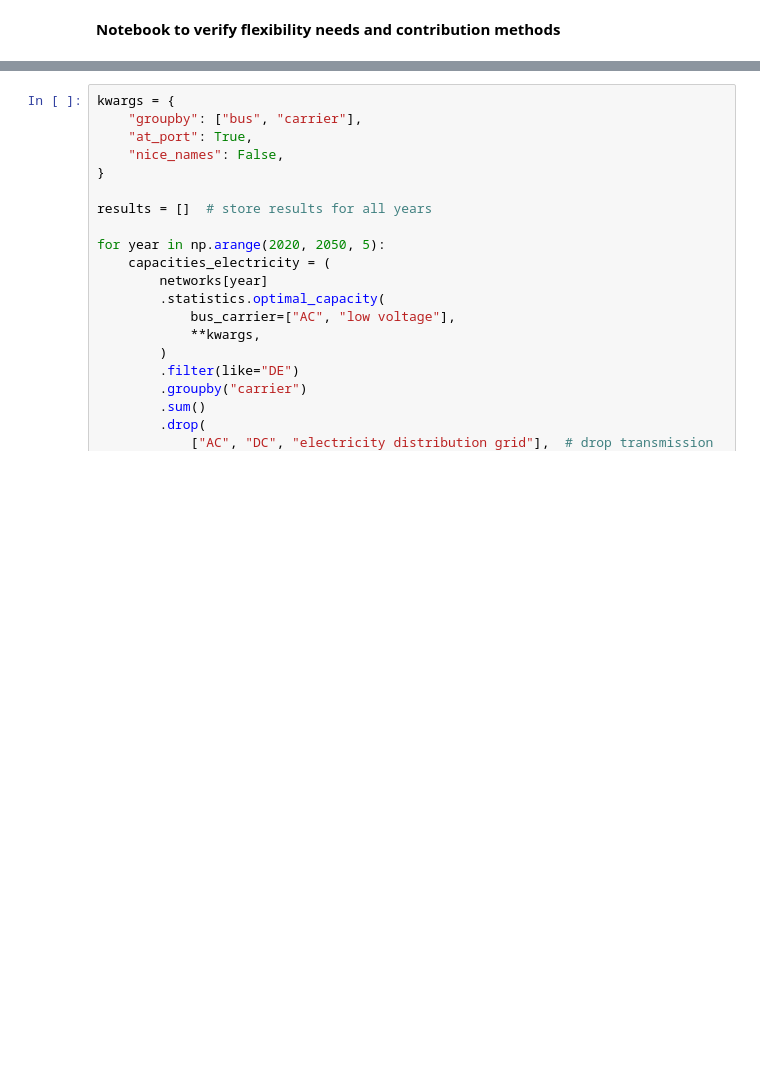
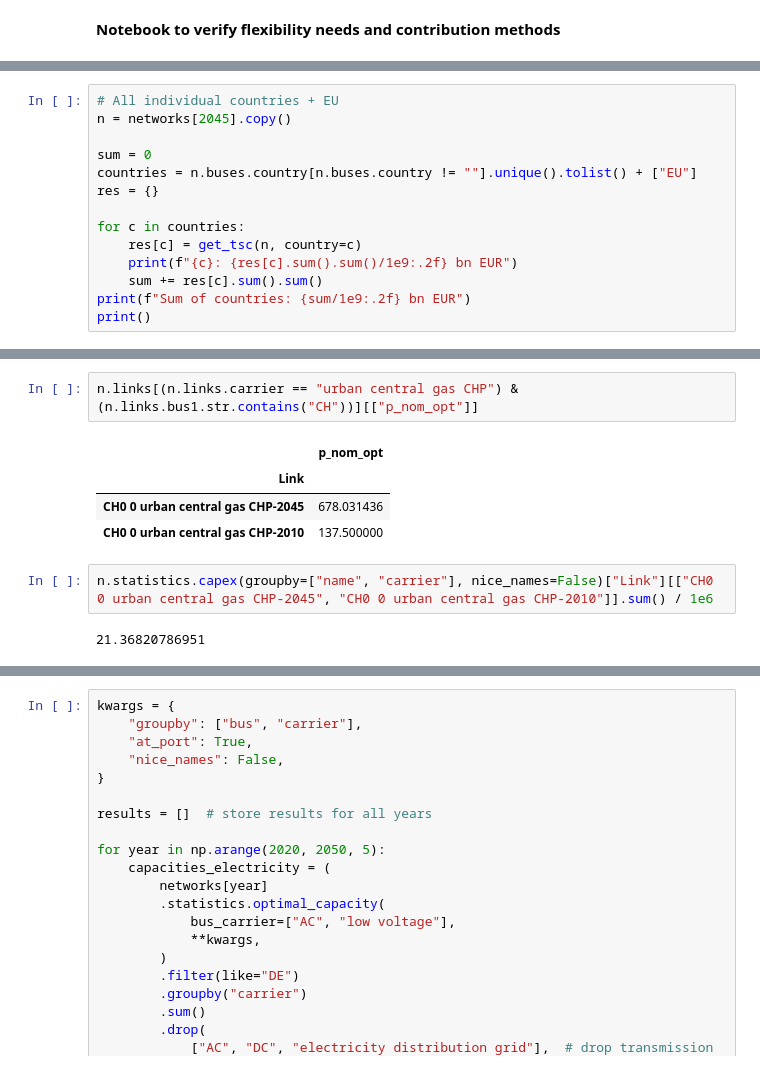
Before and after one commit to JulianGeis/pypsa-de-flex, a Jupyter notebook: flex_notebooks/functions.ipynb, the cells around one changed output, grey strips where cells are left out. Drawn from its saved outputs; the diff is of its cells as text; blank space fills up the shorter version.

```diff
--- a/flex_notebooks/functions.ipynb
+++ b/flex_notebooks/functions.ipynb
@@ -22,0 +386,14 @@ for year in np.arange(2020, 2050, 5):
+# %%
+# All individual countries + EU
+n = networks[2045].copy()
+
+sum = 0
+countries = n.buses.country[n.buses.country != ""].unique().tolist() + ["EU"]
+res = {}
+
+for c in countries:
+    res[c] = get_tsc(n, country=c)
+    print(f"{c}: {res[c].sum().sum()/1e9:.2f} bn EUR")
+    sum += res[c].sum().sum()
+print(f"Sum of countries: {sum/1e9:.2f} bn EUR")
+print()
@@ -22,0 +493,11 @@ for year in np.arange(2020, 2050, 5):
+# %%
+n.links[(n.links.carrier == "urban central gas CHP") & (n.links.bus1.str.contains("CH"))][["p_nom_opt"]]
+# %% [output]
+|  | p_nom_opt |
+| Link |  |
+| CH0 0 urban central gas CHP-2045 | 678.031436 |
+| CH0 0 urban central gas CHP-2010 | 137.500000 |
+# %%
+n.statistics.capex(groupby=["name", "carrier"], nice_names=False)["Link"][["CH0 0 urban central gas CHP-2045", "CH0 0 urban central gas CHP-2010"]].sum() / 1e6
+# %% [output]
+21.36820786951
```
Also changed, not shown: parts of 23 cells of this notebook, 8 other files.
